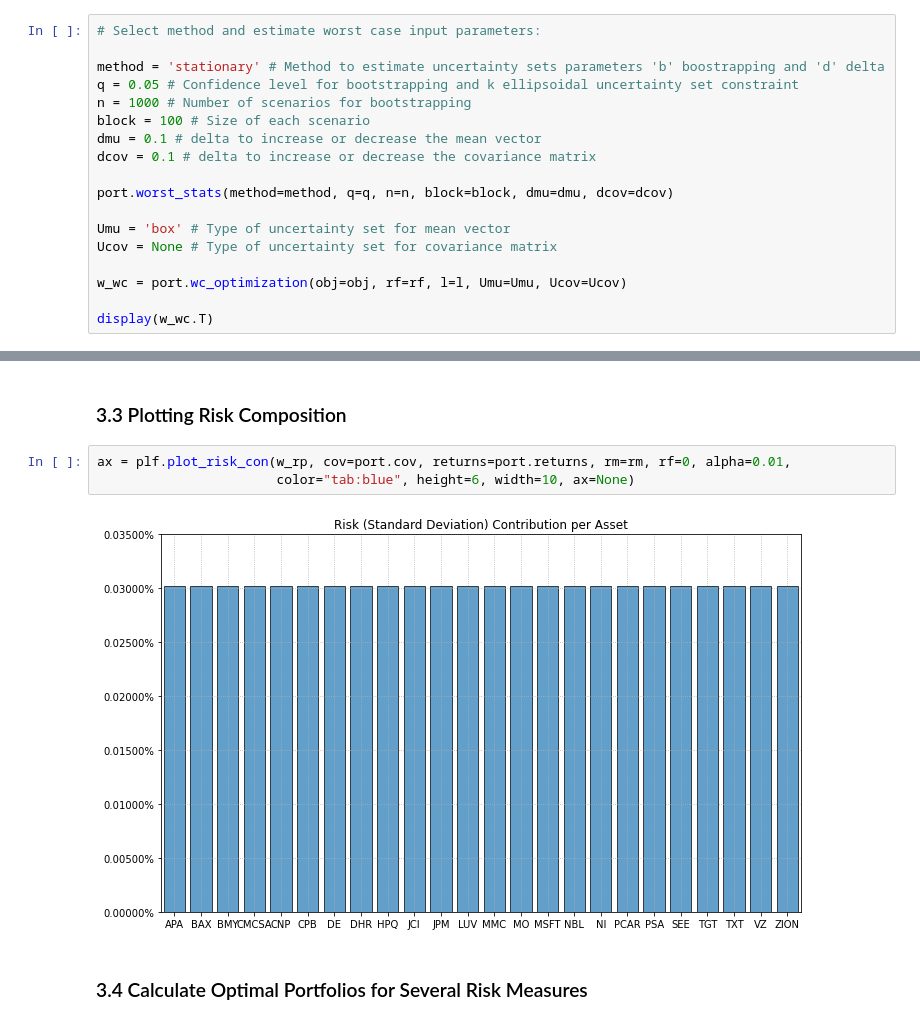
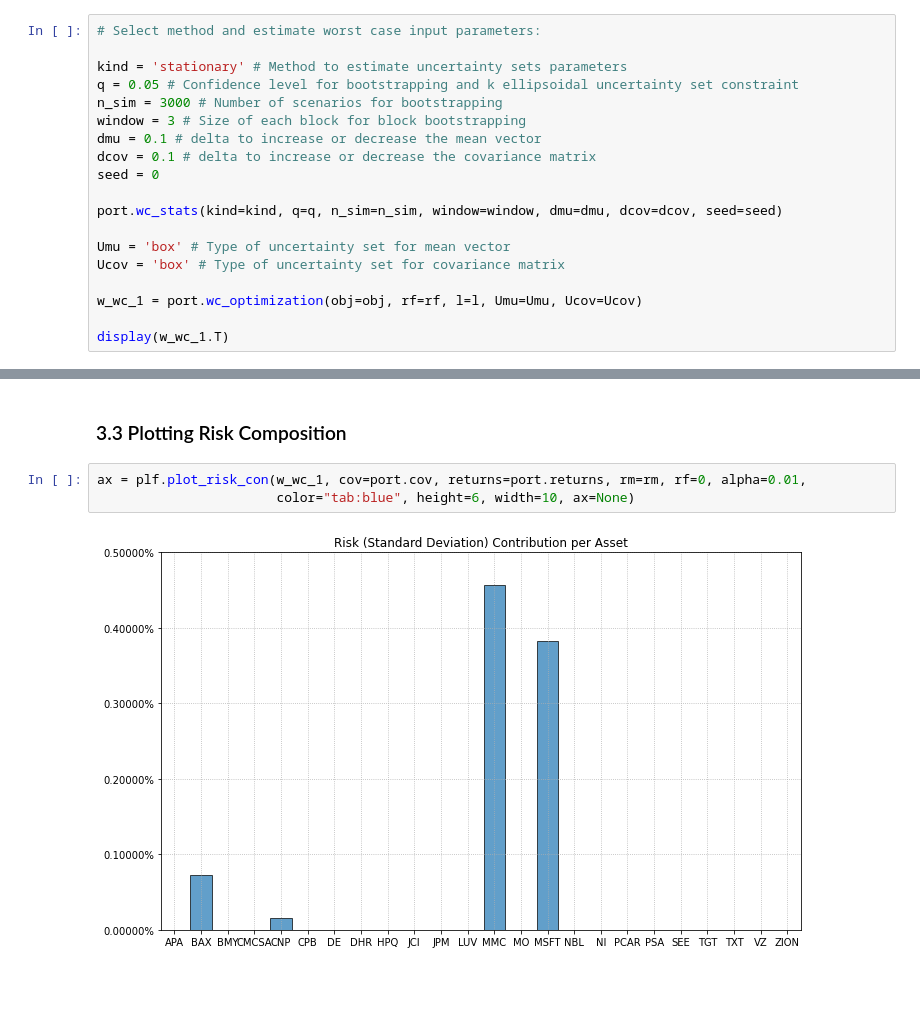
Before and after one commit to dcajasn/Riskfolio-Lib, a Jupyter notebook: examples/Tutorial 12.ipynb, the cells around one changed output, grey strips where cells are left out. Saved outputs shown, nothing was run; the diff lists cells and outputs as text; blank space fills up the shorter version.

```diff
--- a/examples/Tutorial 12.ipynb
+++ b/examples/Tutorial 12.ipynb
@@ -110,19 +111,20 @@ In this part I will calculate risk parity portfolios. First I'm going to calcula
 # %%
 # Select method and estimate worst case input parameters:
 
-method = 'stationary' # Method to estimate uncertainty sets parameters 'b' boostrapping and 'd' delta
+kind = 'stationary' # Method to estimate uncertainty sets parameters
 q = 0.05 # Confidence level for bootstrapping and k ellipsoidal uncertainty set constraint
-n = 1000 # Number of scenarios for bootstrapping
-block = 100 # Size of each scenario
+n_sim = 3000 # Number of scenarios for bootstrapping
+window = 3 # Size of each block for block bootstrapping
 dmu = 0.1 # delta to increase or decrease the mean vector
 dcov = 0.1 # delta to increase or decrease the covariance matrix
+seed = 0
 
-port.worst_stats(method=method, q=q, n=n, block=block, dmu=dmu, dcov=dcov)
+port.wc_stats(kind=kind, q=q, n_sim=n_sim, window=window, dmu=dmu, dcov=dcov, seed=seed)
 
 Umu = 'box' # Type of uncertainty set for mean vector
-Ucov = None # Type of uncertainty set for covariance matrix
+Ucov = 'box' # Type of uncertainty set for covariance matrix
 
-w_wc = port.wc_optimization(obj=obj, rf=rf, l=l, Umu=Umu, Ucov=Ucov)
+w_wc_1 = port.wc_optimization(obj=obj, rf=rf, l=l, Umu=Umu, Ucov=Ucov)
 
-display(w_wc.T)
+display(w_wc_1.T)
 # %% [output]
@@ -158,9 +141,7 @@ ax = plf.plot_pie(w=w_rp, title='Risk Parity Variance', others=0.05, nrow=25, cm
 # %% [markdown]
 ### 3.3  Plotting Risk Composition
 # %%
-ax = plf.plot_risk_con(w_rp, cov=port.cov, returns=port.returns, rm=rm, rf=0, alpha=0.01,
+ax = plf.plot_risk_con(w_wc_1, cov=port.cov, returns=port.returns, rm=rm, rf=0, alpha=0.01,
                        color="tab:blue", height=6, width=10, ax=None)
 # %% [output]
-[figure, old version]
+[figure, new version]
-# %% [markdown]
-### 3.4 Calculate Optimal Portfolios for Several Risk Measures
```
Also changed, not shown: parts of 21 cells of this notebook, 7 other files.
